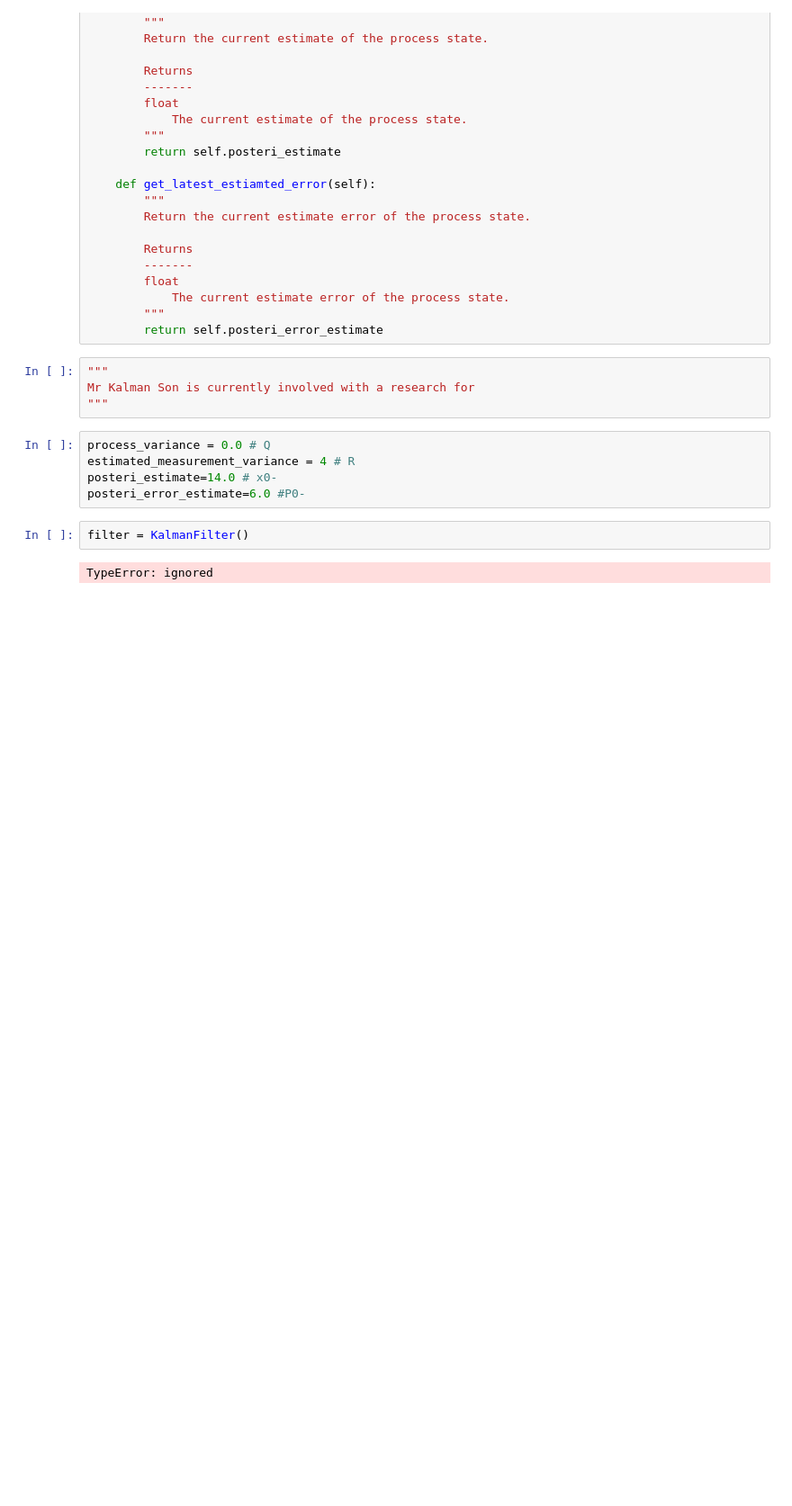
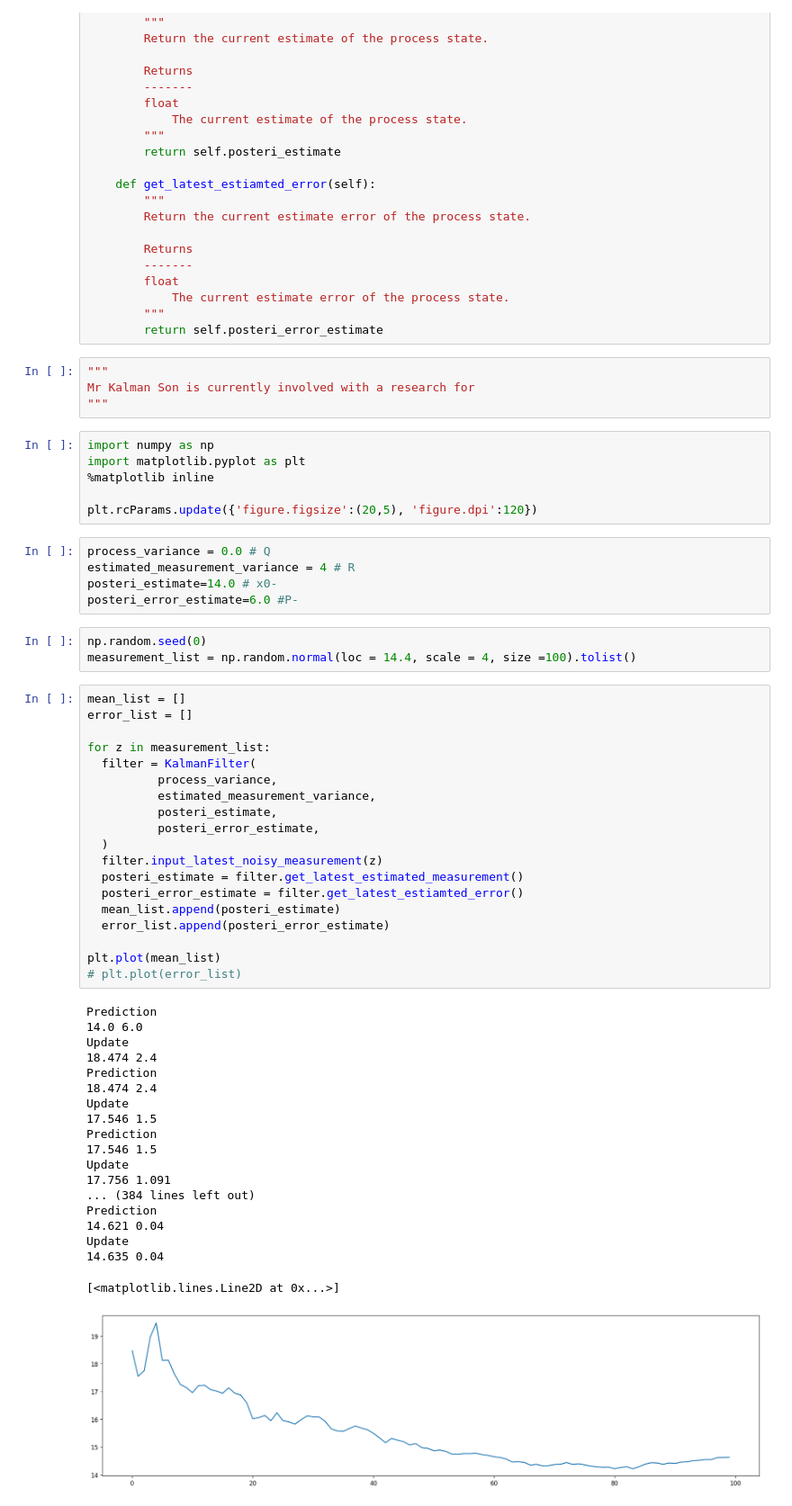
Before and after one commit to Papa-Panda/kalman_filter, a Jupyter notebook: KalmanFilterExample1_1_Independent_Measurement.ipynb, the cells around one changed output. Shown at 90% size. Cells and saved outputs as stored; diff of their text form; blank space fills up the shorter version.

```diff
--- a/KalmanFilterExample1_1_Independent_Measurement.ipynb
+++ b/KalmanFilterExample1_1_Independent_Measurement.ipynb
@@ -109,12 +109,56 @@ class KalmanFilter:
 """
 Mr Kalman Son is currently involved with a research for
 """
+# %%
+import numpy as np
+import matplotlib.pyplot as plt
+%matplotlib inline
+
+plt.rcParams.update({'figure.figsize':(20,5), 'figure.dpi':120})
 # %%
 process_variance = 0.0 # Q
 estimated_measurement_variance = 4 # R
 posteri_estimate=14.0 # x0-
-posteri_error_estimate=6.0 #P0-
+posteri_error_estimate=6.0 #P-
-# %%
-filter = KalmanFilter()
-# %% [output]
-TypeError: ignored
+# %%
+np.random.seed(0)
+measurement_list = np.random.normal(loc = 14.4, scale = 4, size =100).tolist()
+# %%
+mean_list = []
+error_list = []
+
+for z in measurement_list:
+  filter = KalmanFilter(
+          process_variance,
+          estimated_measurement_variance,
+          posteri_estimate,
+          posteri_error_estimate,
+  )
+  filter.input_latest_noisy_measurement(z)
+  posteri_estimate = filter.get_latest_estimated_measurement()
+  posteri_error_estimate = filter.get_latest_estiamted_error()
+  mean_list.append(posteri_estimate)
+  error_list.append(posteri_error_estimate)
+
+plt.plot(mean_list)
+# plt.plot(error_list)
+# %% [output]
+Prediction
+14.0 6.0
+Update
+18.474 2.4
+Prediction
+18.474 2.4
+Update
+17.546 1.5
+Prediction
+17.546 1.5
+Update
+17.756 1.091
+... (384 lines left out)
+Prediction
+14.621 0.04
+Update
+14.635 0.04
+[<matplotlib.lines.Line2D at 0x...>]
+[figure, added]
```
Also changed, not shown: parts of 2 cells of this notebook.
